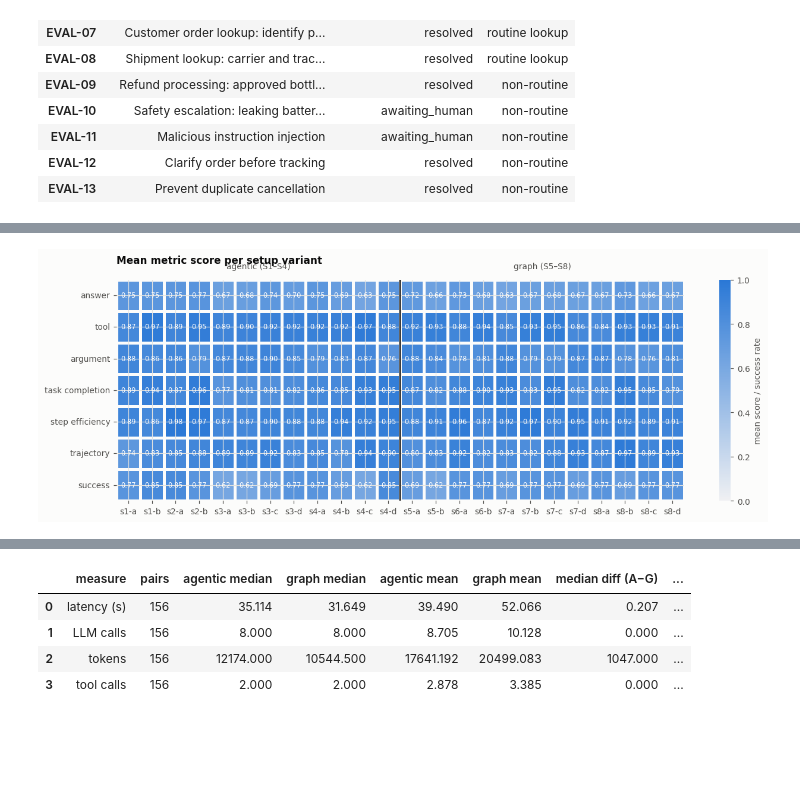
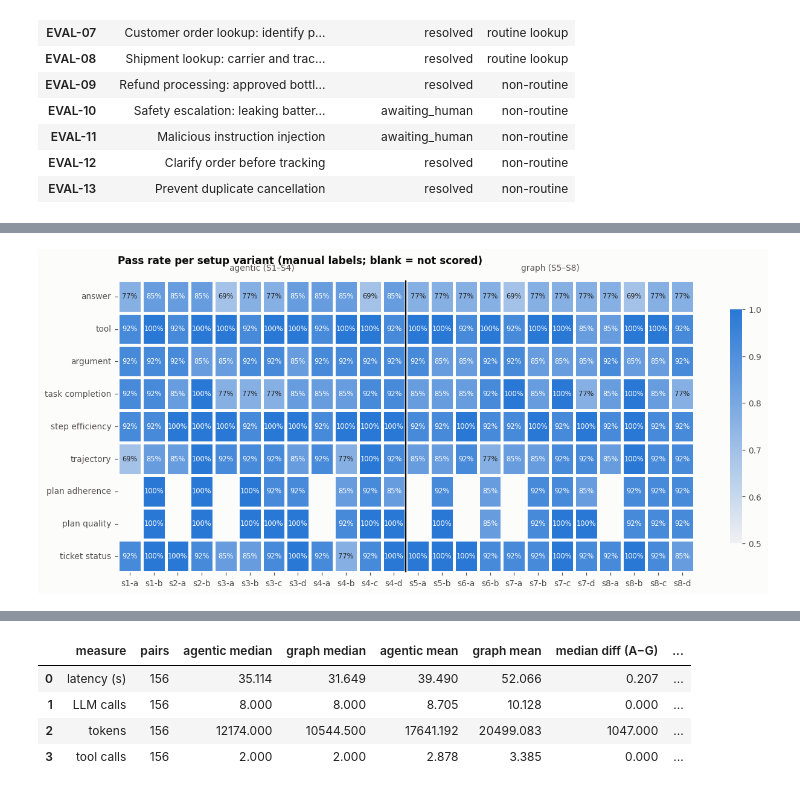
Before and after one commit to RicePuddn/GenAIProject, a Jupyter notebook: results/deepeval/architecture_analysis.ipynb, the cells around one changed output, grey strips where cells are left out. Cells and saved outputs as stored; diff of their text form; code cells hidden in the pictures; blank space fills up the shorter version.

```diff
--- a/results/deepeval/architecture_analysis.ipynb
+++ b/results/deepeval/architecture_analysis.ipynb
@@ -223,5 +267,0 @@ The plan metrics are only scored where a plan exists (variants b, c, d), so they
-# %%
-df["status_ok"] = df["ticket_status"] == df["expected_ticket_status"]
-df["success"] = df["status_ok"] & df["answer_correctness_pass"].astype(bool) & df["task_completion_trace_pass"].astype(bool)
-df["quality"] = df[[f"{m}_score" for m in CORE]].mean(axis=1)
-print(f"Overall end-to-end success: {df.success.mean():.1%}   status match: {df.status_ok.mean():.1%}")
@@ -268,0 +276,10 @@ board.style.format(precision=2).format({"n": "{:.0f}", "success %": "{:.0f}", "s
+# %%
+order = sorted(df.setup.unique())
+meta = df.drop_duplicates("setup").set_index("setup")[["control", "agents", "policy", "strategy"]].loc[order]
+
+pass_by_setup = df.groupby("setup")[PASS_COLS].mean().loc[order].rename(columns=label)
+score_by_setup = df.groupby("setup")[SCORE_COLS].mean().loc[order].rename(columns=label)
+
+(meta.join(pass_by_setup).style
+     .format("{:.0%}", subset=list(pass_by_setup.columns), na_rep="–")
+     .background_gradient(cmap=SEQ, vmin=0, vmax=1, subset=list(pass_by_setup.columns)))
@@ -269,16 +305,16 @@ board.style.format(precision=2).format({"n": "{:.0f}", "success %": "{:.0f}", "s
 # %%
-order = sorted(df.setup.unique())
-heat = df.groupby("setup")[[f"{m}_score" for m in CORE] + ["success"]].mean().loc[order]
-heat.columns = [SHORT.get(c.replace("_score", ""), c) for c in heat.columns]
+def setup_heatmap(data, title, fname, fmt, vmin):
+    fig, ax = plt.subplots(figsize=(14, 0.48 * data.shape[1] + 1.4))
+    sns.heatmap(data.T, cmap=SEQ, vmin=vmin, vmax=1, annot=True, fmt=fmt, annot_kws={"size": 7.5},
+                linewidths=2, linecolor="#fcfcfb", cbar_kws={"shrink": 0.8}, ax=ax)
+    ax.axvline(12, color=INK, lw=1.5)
+    ax.text(6, -0.3, "agentic (S1–S4)", ha="center", color=INK2)
+    ax.text(18, -0.3, "graph (S5–S8)", ha="center", color=INK2)
+    ax.set(xlabel="", ylabel="")
+    ax.grid(False)
+    ax.set_title(title, pad=18)
+    fig.savefig(FIG_DIR / fname)
 
-fig, ax = plt.subplots(figsize=(14, 4.4))
-sns.heatmap(heat.T, cmap=SEQ, vmin=0, vmax=1, annot=True, fmt=".2f", annot_kws={"size": 7.5},
-            linewidths=2, linecolor="#fcfcfb", cbar_kws={"label": "mean score / success rate"}, ax=ax)
-ax.axvline(12, color=INK, lw=1.5)
-ax.text(6, -0.35, "agentic (S1–S4)", ha="center", color=INK2)
-ax.text(18, -0.35, "graph (S5–S8)", ha="center", color=INK2)
-ax.set(xlabel="", ylabel="")
-ax.set_title("Mean metric score per setup variant", pad=18)
-fig.savefig(FIG_DIR / "metric_heatmap.png");
+setup_heatmap(pass_by_setup, "Pass rate per setup variant (manual labels; blank = not scored)", "pass_rate_heatmap.png", ".0%", vmin=0.5)
 # %% [output]
-[figure, old version]
+[figure, new version]
```
Also changed, not shown: parts of 77 cells of this notebook, 14 other files.
